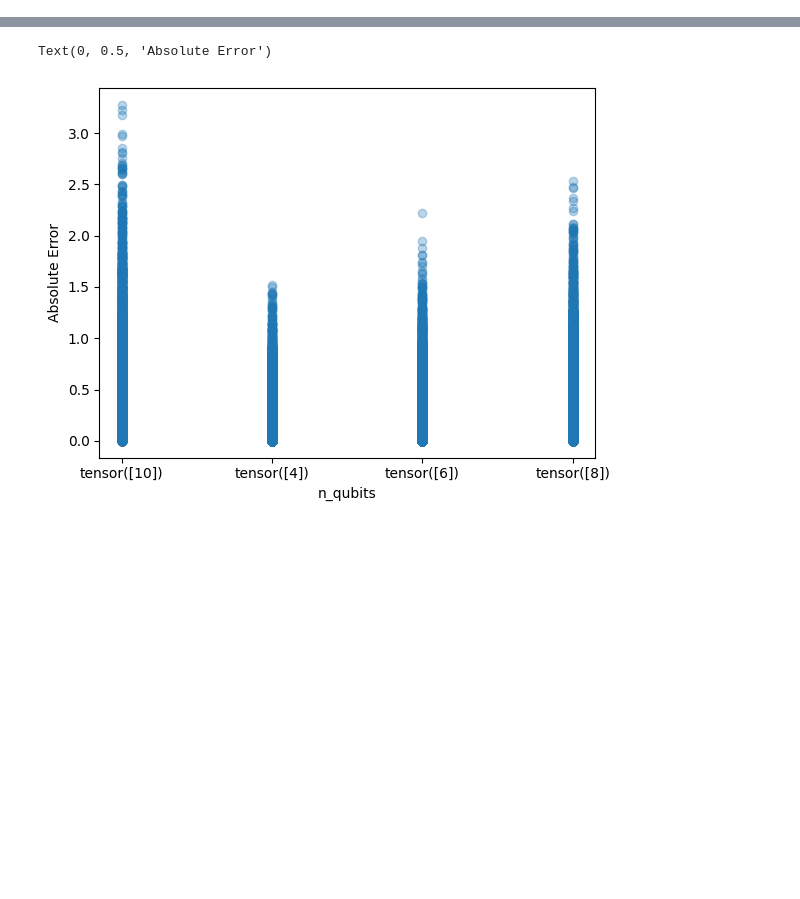
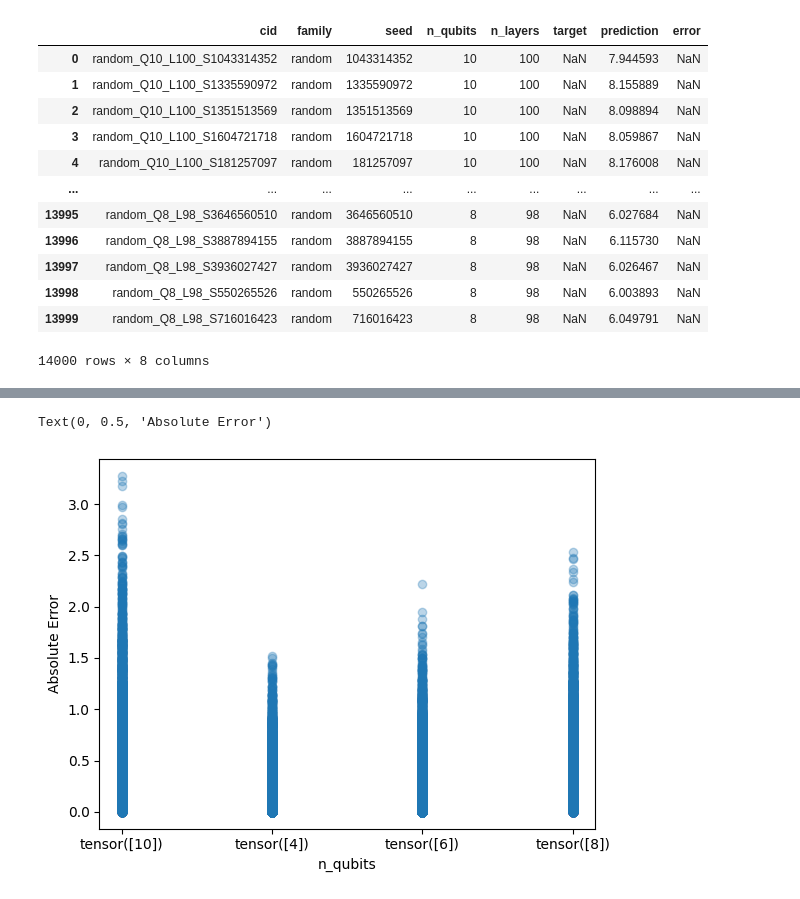
Before and after one commit to VicLambert/qml-quansistor-entropy, a Jupyter notebook: notebooks/07_04_2026.ipynb, the cells around one changed output, grey strips where cells are left out. Saved outputs shown, nothing was run; the diff lists cells and outputs as text; code cells hidden in the pictures; blank space fills up the shorter version.

```diff
--- a/notebooks/07_04_2026.ipynb
+++ b/notebooks/07_04_2026.ipynb
@@ -6,3 +124,19 @@ df = pd.read_csv("../outputs/figures/predictions/global/nn_predictions_global.cs
+# %%
+df
+# %% [output]
+|  | cid | family | seed | n_qubits | n_layers | target | prediction | error |
+| 0 | random_Q10_L100_S1043314352 | random | 1043314352 | 10 | 100 | NaN | 7.944593 | NaN |
+| 1 | random_Q10_L100_S1335590972 | random | 1335590972 | 10 | 100 | NaN | 8.155889 | NaN |
+| 2 | random_Q10_L100_S1351513569 | random | 1351513569 | 10 | 100 | NaN | 8.098894 | NaN |
+| 3 | random_Q10_L100_S1604721718 | random | 1604721718 | 10 | 100 | NaN | 8.059867 | NaN |
+| 4 | random_Q10_L100_S181257097 | random | 181257097 | 10 | 100 | NaN | 8.176008 | NaN |
+| ... | ... | ... | ... | ... | ... | ... | ... | ... |
+| 13995 | random_Q8_L98_S3646560510 | random | 3646560510 | 8 | 98 | NaN | 6.027684 | NaN |
+| 13996 | random_Q8_L98_S3887894155 | random | 3887894155 | 8 | 98 | NaN | 6.115730 | NaN |
+| 13997 | random_Q8_L98_S3936027427 | random | 3936027427 | 8 | 98 | NaN | 6.026467 | NaN |
+| 13998 | random_Q8_L98_S550265526 | random | 550265526 | 8 | 98 | NaN | 6.003893 | NaN |
+| 13999 | random_Q8_L98_S716016423 | random | 716016423 | 8 | 98 | NaN | 6.049791 | NaN |
+14000 rows × 8 columns
 # %%
 # aggregate over seeds
 agg = df.groupby(["family", "n_qubits", "n_layers"]).mean(numeric_only=True).reset_index()
```
Also changed, not shown: parts of 7 cells of this notebook, 6 other files.
